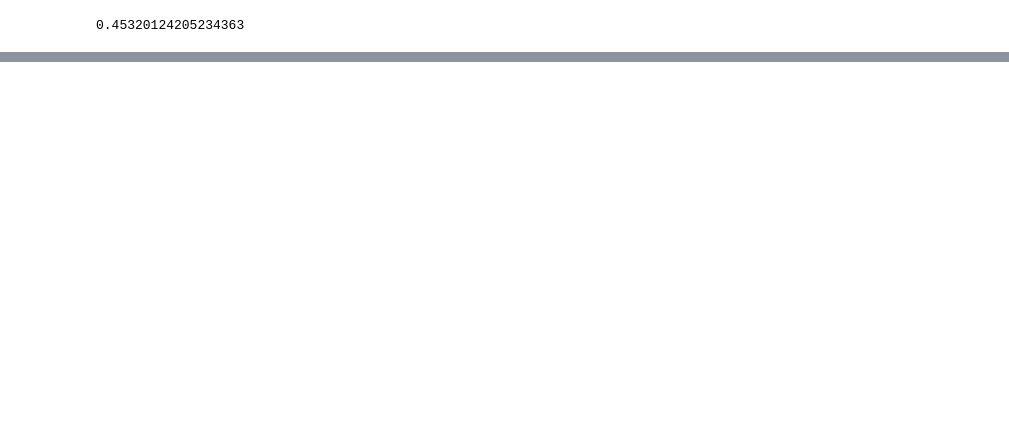
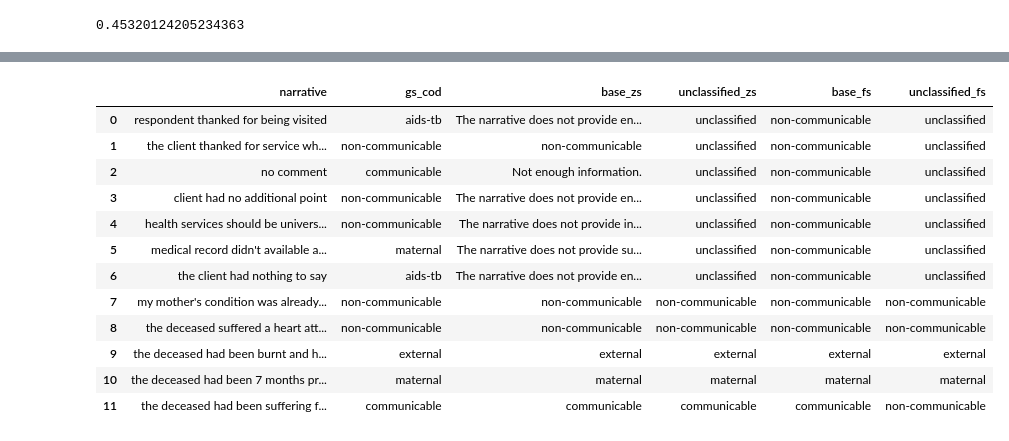
Before and after one commit to avisokay/va_nlp, a Jupyter notebook: src/gpt_nlp/prompt_engineering.ipynb, the cells around one changed output, grey strips where cells are left out. Drawn from its saved outputs; the diff is of its cells as text; code cells hidden in the pictures; blank space fills up the shorter version.

```diff
--- a/src/gpt_nlp/prompt_engineering.ipynb
+++ b/src/gpt_nlp/prompt_engineering.ipynb
@@ -834,0 +915,34 @@ array(['cirrhosis', 'epilepsy', 'pneumonia', 'copd',
+# %%
+narratives = [
+    # unhelpful examples
+    df['narrative'][13],
+    df['narrative'][21],
+    df['narrative'][23],
+    df['narrative'][128],
+    df['narrative'][2015],
+    df['narrative'][3015],
+    df['narrative'][6756],
+    # informative examples
+    df['narrative'][3],
+    df['narrative'][4],
+    df['narrative'][5],
+    df['narrative'][200],
+    df['narrative'][3456]
+]
+
+labels = [
+    # unhelpful examples
+    df['gs_cod'][13],
+    df['gs_cod'][21],
+    df['gs_cod'][23],
+    df['gs_cod'][128],
+    df['gs_cod'][2015],
+    df['gs_cod'][3015],
+    df['gs_cod'][6756],
+    # informative examples
+    df['gs_cod'][3],
+    df['gs_cod'][4],
+    df['gs_cod'][5],
+    df['gs_cod'][200],
+    df['gs_cod'][3456]
+]
@@ -834,0 +1305,2 @@ array(['cirrhosis', 'epilepsy', 'pneumonia', 'copd',
+# %%
+fewshot_examples_unclassified = [item for sublist in fewshot_dicts_unclassified for item in sublist]
@@ -834,0 +1354,23 @@ array(['cirrhosis', 'epilepsy', 'pneumonia', 'copd',
+# %%
+results_fs = pd.DataFrame({'narrative': narratives,
+                           'gs_cod': labels,
+                           'base_zs': base_prompt,
+                           'unclassified_zs': unclassified_prompt,
+                           'base_fs': base_prompt_fs,
+                           'unclassified_fs': unclassified_prompt_fs
+                          })
+results_fs
+# %% [output]
+|  | narrative | gs_cod | base_zs | unclassified_zs | base_fs | unclassified_fs |
+| 0 | respondent thanked for being visited | aids-tb | The narrative does not provide en... | unclassified | non-communicable | unclassified |
+| 1 | the client thanked for service wh... | non-communicable | non-communicable | unclassified | non-communicable | unclassified |
+| 2 | no comment | communicable | Not enough information. | unclassified | non-communicable | unclassified |
+| 3 | client had no additional point | non-communicable | The narrative does not provide en... | unclassified | non-communicable | unclassified |
+| 4 | health services should be univers... | non-communicable | The narrative does not provide in... | unclassified | non-communicable | unclassified |
+| 5 | medical record didn't available a... | maternal | The narrative does not provide su... | unclassified | non-communicable | unclassified |
+| 6 | the client had nothing to say | aids-tb | The narrative does not provide en... | unclassified | non-communicable | unclassified |
+| 7 | my mother's condition was already... | non-communicable | non-communicable | non-communicable | non-communicable | non-communicable |
+| 8 | the deceased suffered a heart att... | non-communicable | non-communicable | non-communicable | non-communicable | non-communicable |
+| 9 | the deceased had been burnt and h... | external | external | external | external | external |
+| 10 | the deceased had been 7 months pr... | maternal | maternal | maternal | maternal | maternal |
+| 11 | the deceased had been suffering f... | communicable | communicable | communicable | communicable | non-communicable |
```
Also changed, not shown: parts of 51 cells of this notebook, 25 other files.
